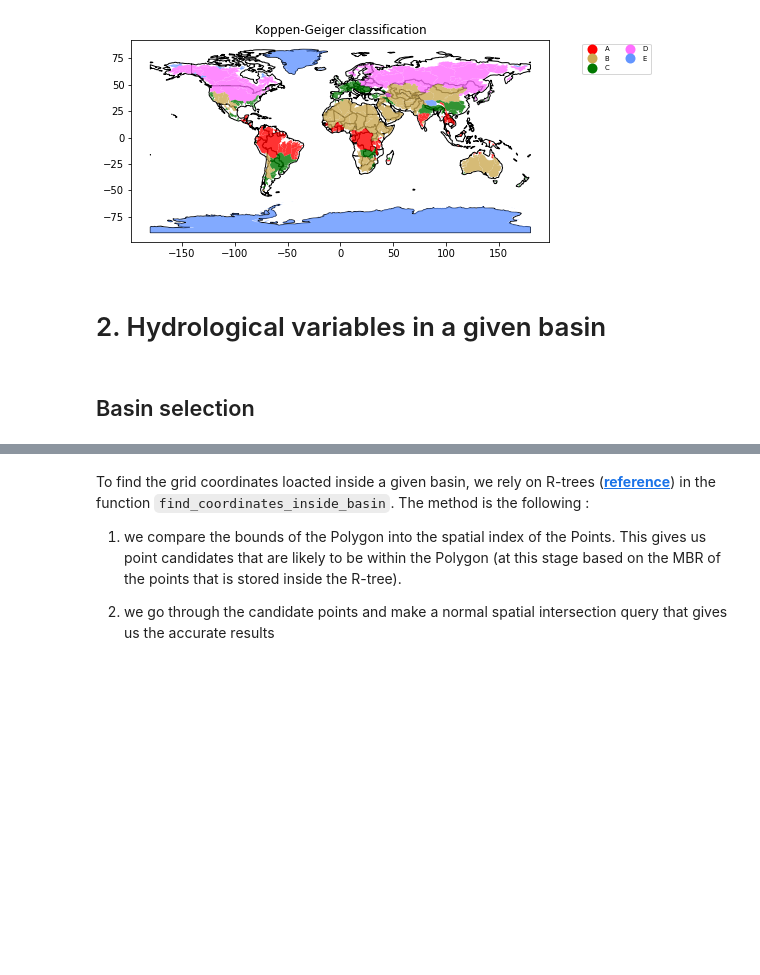
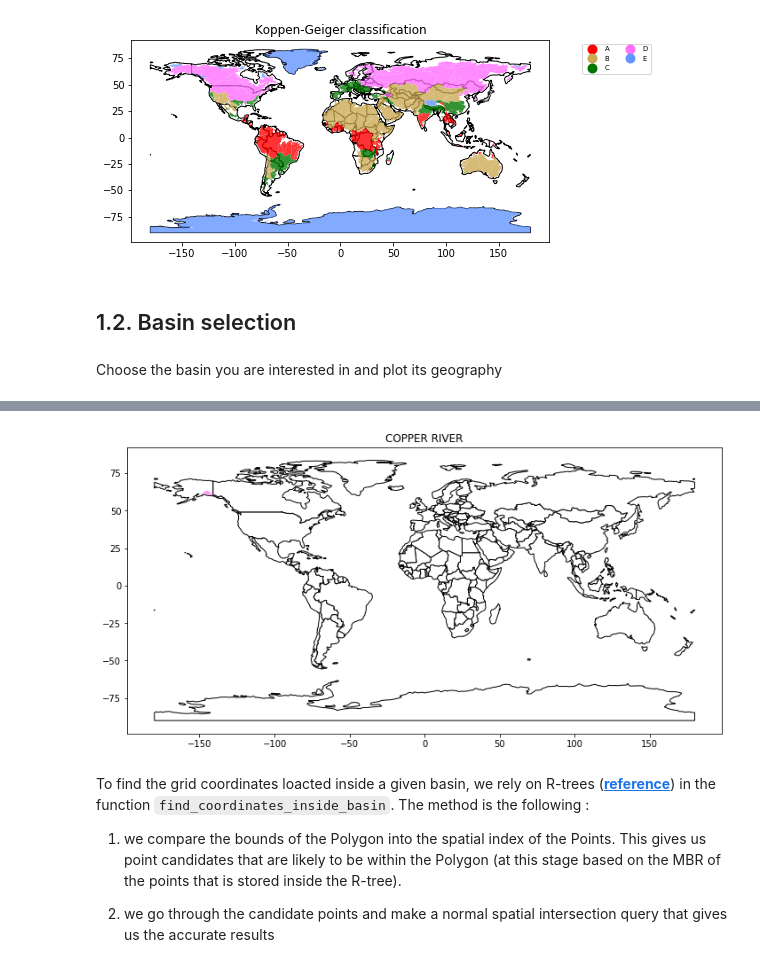
Before and after one commit to lehmannfa/water_storage_changes, a Jupyter notebook: water_budget/Explore datasets.ipynb, the cells around one changed output, grey strips where cells are left out. Cells and saved outputs as stored; diff of their text form; code cells hidden in the pictures; blank space fills up the shorter version.

```diff
--- a/water_budget/Explore datasets.ipynb
+++ b/water_budget/Explore datasets.ipynb
@@ -112,7 +124,5 @@ fig.tight_layout()
 plt.show()
 # %% [output]
 [figure]
-# %% [markdown]
-# 2. Hydrological variables in a given basin
 # %% [markdown]
-## Basin selection
+## 1.2. Basin selection
@@ -121,10 +129,12 @@ plt.show()
+# %% [markdown]
+Choose the basin you are interested in and plot its geography
 # %%
-basin_name='GANGES'
+basin_name='COPPER RIVER'
 
-fig, ax = plt.subplots()
+fig, ax = plt.subplots(figsize=(12,10))
 ax.set_aspect('equal')
 world.plot(ax=ax, color='white', edgecolor='black')
-basins.loc[[basin_name],'geometry'].plot(ax=ax, color=basins.loc[basin_name,'COLOR'])
+basins.loc[[basin_name],'geometry'].plot(ax=ax, color=basins.loc[basin_name,'COLOR'],alpha=0.7)
 plt.title(basin_name)
 plt.show()
 # %% [output]
@@ -133,3 +141,4 @@ plt.show()
+[figure, added]
 # %% [markdown]
 To find the grid coordinates loacted inside a given basin, we rely on R-trees (__[reference](https://automating-gis-processes.github.io/site/notebooks/L3/spatial_index.html)__) in the function `find_coordinates_inside_basin`. The method is the following :
 
```
Also changed, not shown: parts of 84 cells of this notebook.
